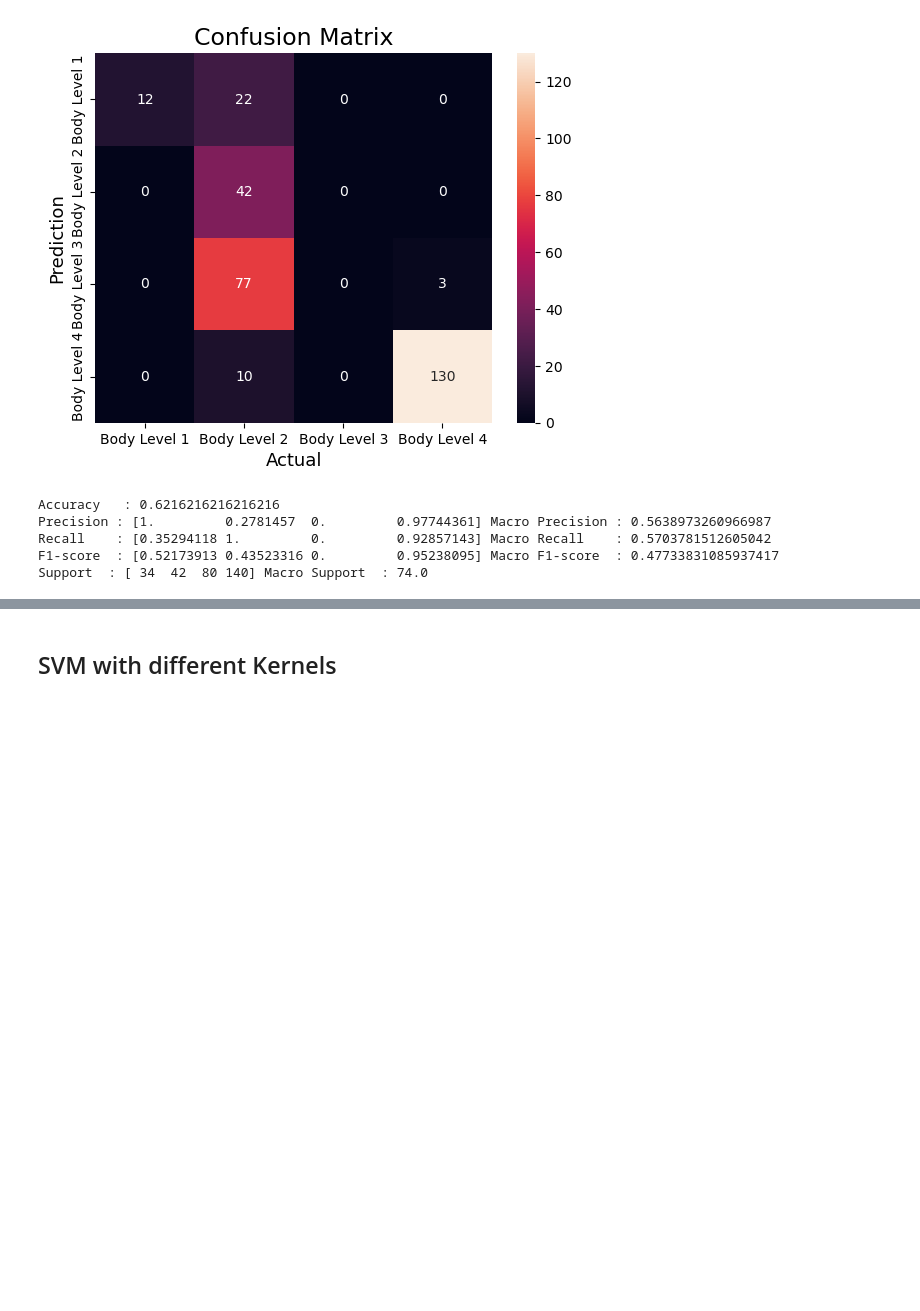
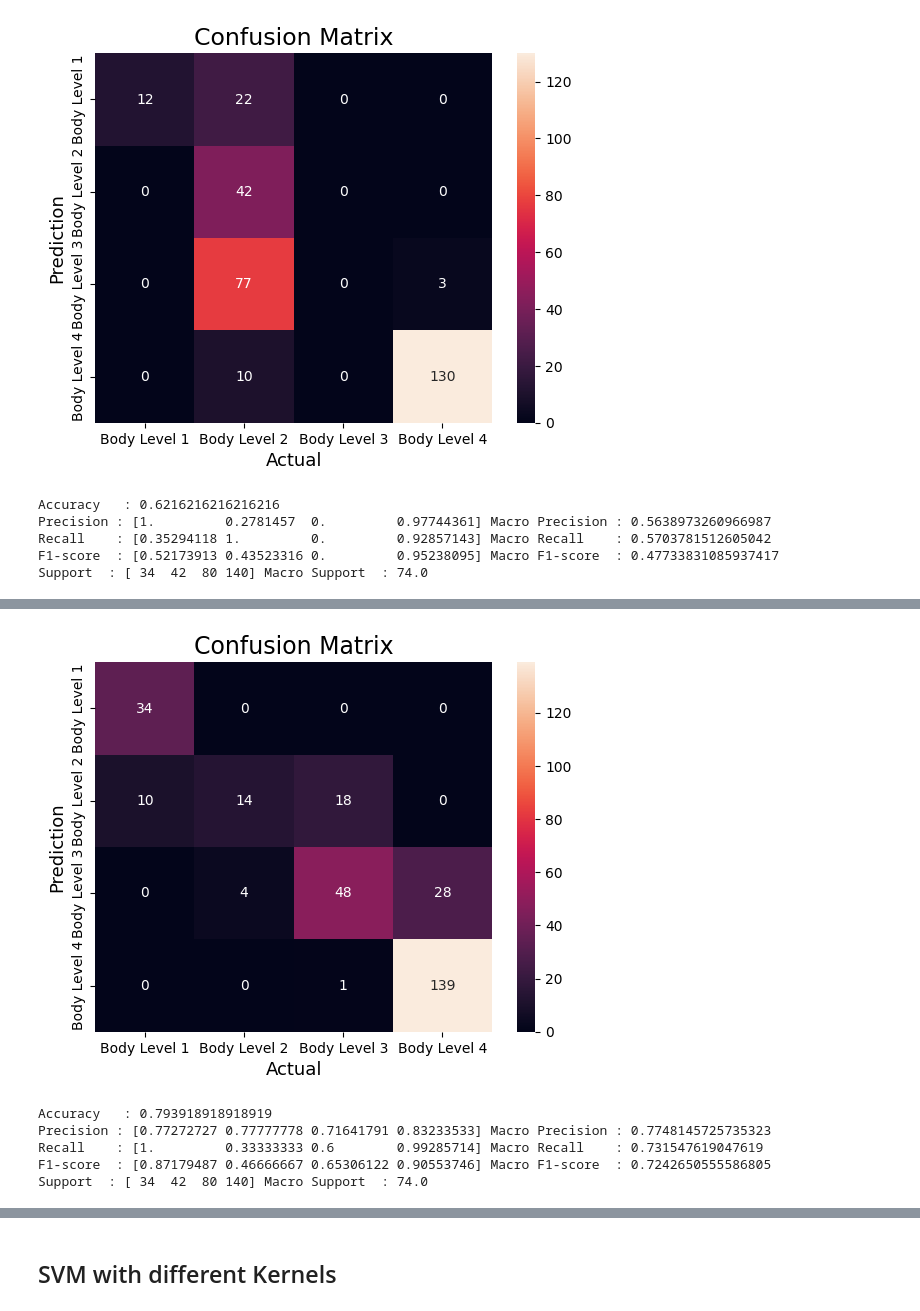
Before and after one commit to AhmadJamal01/Body-Level-Classification, a Jupyter notebook: models/SVM.ipynb, the cells around one changed output, grey strips where cells are left out. Drawn from its saved outputs; the diff is of its cells as text; code cells hidden in the pictures; blank space fills up the shorter version.

```diff
--- a/models/SVM.ipynb
+++ b/models/SVM.ipynb
@@ -45,0 +115,28 @@ Support  : [ 34  42  80 140] Macro Support  : 74.0
+# %%
+# Compute the confusion matrix.
+cm = confusion_matrix(y_val,predictions)
+# Plot the confusion matrix.
+labels = list(set(df_numerical['Body_Level']))
+labels.sort()
+sns.heatmap(cm, annot=True, fmt='g', xticklabels=labels, yticklabels=labels)
+plt.ylabel('Prediction',fontsize=13)
+plt.xlabel('Actual',fontsize=13)
+plt.title('Confusion Matrix',fontsize=17)
+plt.show()
+# Finding the accuracy.
+accuracy = accuracy_score(y_val,predictions)
+print("Accuracy   :", accuracy)
+
+# Finding precision and recall
+precision, recall, F1_score, support = score(y_val,predictions)
+print("Precision :", precision, "Macro Precision :", sum(precision)/len(precision))
+print("Recall    :", recall, "Macro Recall    :", sum(recall)/len(recall))
+print("F1-score  :", F1_score, "Macro F1-score  :", sum(F1_score)/len(F1_score))
+print("Support  :", support, "Macro Support  :", sum(support)/len(support))
+# %% [output]
+[figure, added]
+Accuracy   : 0.793918918918919
+Precision : [0.77272727 0.77777778 0.71641791 0.83233533] Macro Precision : 0.7748145725735323
+Recall    : [1.         0.33333333 0.6        0.99285714] Macro Recall    : 0.731547619047619
+F1-score  : [0.87179487 0.46666667 0.65306122 0.90553746] Macro F1-score  : 0.7242650555586805
+Support  : [ 34  42  80 140] Macro Support  : 74.0
```
Also changed, not shown: parts of 34 cells of this notebook.
